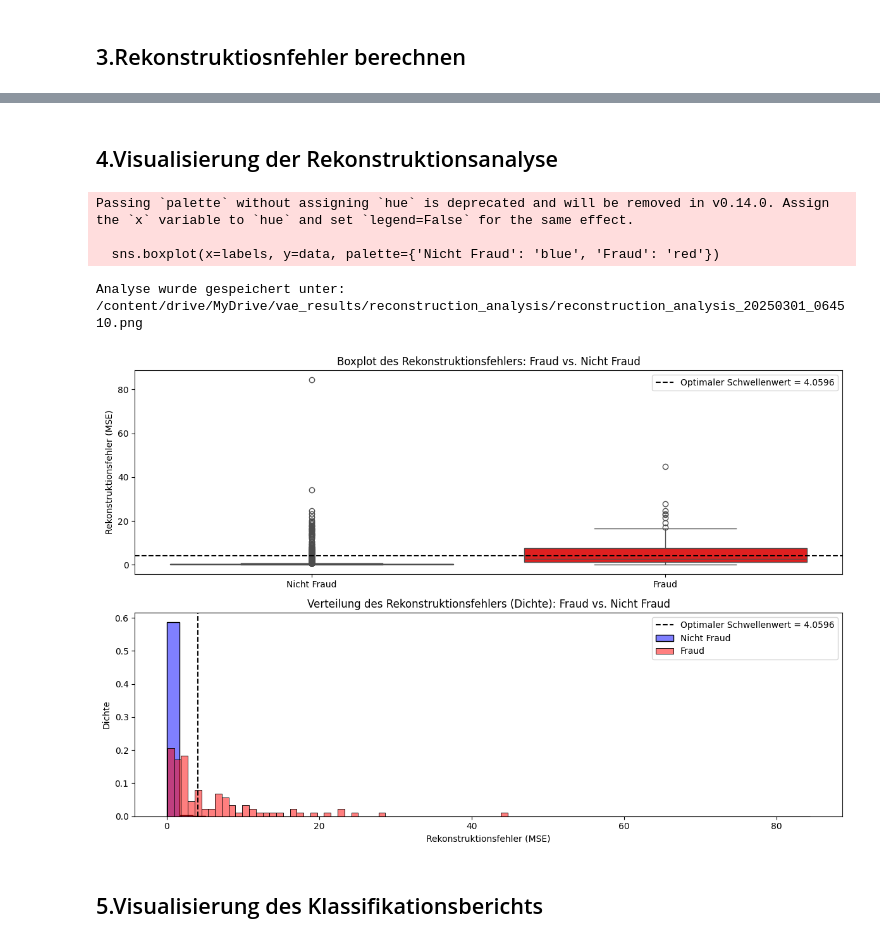
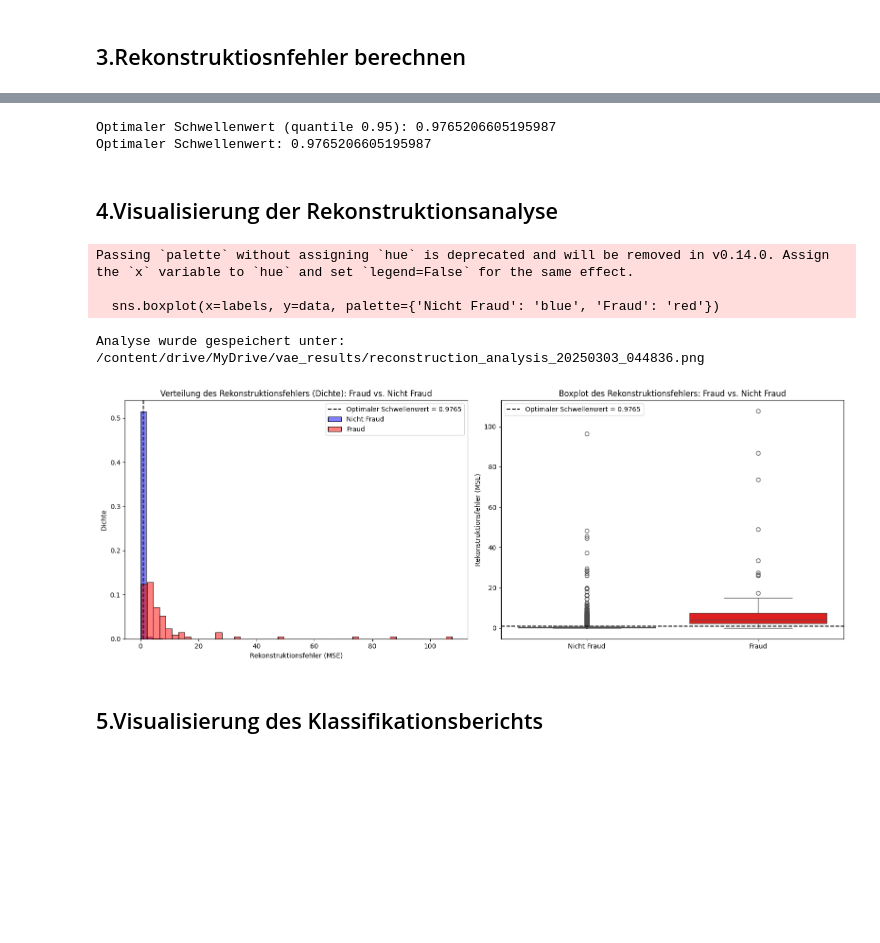
Before and after one commit to mylibui/demo, a Jupyter notebook: AE_VAE_Modelle.ipynb, the cells around one changed output, grey strips where cells are left out. Cells and saved outputs as stored; diff of their text form; code cells hidden in the pictures; blank space fills up the shorter version.

```diff
--- a/AE_VAE_Modelle.ipynb
+++ b/AE_VAE_Modelle.ipynb
@@ -1082,4 +1144,5 @@ Plot wurde gespeichert unter: /content/drive/MyDrive/ae_results/loss_curves/loss
 # %% [markdown]
 ## 3.Rekonstruktionsfehler berechnen
 # %%
-best_threshold = find_optimal_threshold(uae, X_test, y_test)
+beste_threshold,_ = find_optimal_threshold(uae, X_test, y_test)
+print(f"Optimaler Schwellenwert: {beste_threshold}")
@@ -1105,6 +1175,7 @@ metrics = evaluate_fraud_detection(
     X_test,
     y_test,
     save_metrics=True,  # Speichert Metriken in Google Drive
-    folder_name="vae_results/metrics"
+    folder_name="ae_results",
+    threshold=beste_threshold
 )
 # %% [output]
@@ -1415,7 +1518,7 @@ history_uvae = uvae.fit(
     X_train_normal,
     epochs=epoch,
     batch_size=256,
-    validation_split=0.2,
+    validation_split=0.1,
     verbose=0
 )
 # Ausgabe der Modellzusammenfassung
@@ -1482,21 +1562,25 @@ Metriken wurden gespeichert unter: /content/drive/MyDrive/vae_results/metrics/me
 # %%
-optimal_threshold, _ = find_optimal_threshold(uvae, X_test, y_test)
+optimal_threshold_uvae, _ = find_optimal_threshold(uvae, X_test, y_test)
+print(f"Optimaler Schwellenwert: {optimal_threshold_uvae}")
+# %% [output]
+Optimaler Schwellenwert (quantile 0.95): 0.9765206605195987
+Optimaler Schwellenwert: 0.9765206605195987
 # %% [markdown]
 ## 4.Visualisierung der Rekonstruktionsanalyse
 # %%
 plot_reconstruction_analysis(
     uvae,
     X_test,
     y_test,  # Labels für Testdaten (0 für Nicht Fraud, 1 für Fraud)
-    threshold=optimal_threshold,  # Verwende den optimalen Schwellenwert
-    folder_name="vae_results/reconstruction_analysis"
+    threshold=optimal_threshold_uvae,  # Verwende den optimalen Schwellenwert
+    folder_name="vae_results"
     )
 # %% [output]
 Passing `palette` without assigning `hue` is deprecated and will be removed in v0.14.0. Assign the `x` variable to `hue` and set `legend=False` for the same effect.
 
   sns.boxplot(x=labels, y=data, palette={'Nicht Fraud': 'blue', 'Fraud': 'red'})
-Analyse wurde gespeichert unter: /content/drive/MyDrive/vae_results/reconstruction_analysis/reconstruction_analysis_20250301_064510.png
+Analyse wurde gespeichert unter: /content/drive/MyDrive/vae_results/reconstruction_analysis_20250303_044836.png
-[figure, old version]
+[figure, new version]
 # %% [markdown]
 ## 5.Visualisierung des Klassifikationsberichts
 # %%
```
Also changed, not shown: parts of 95 cells of this notebook.
